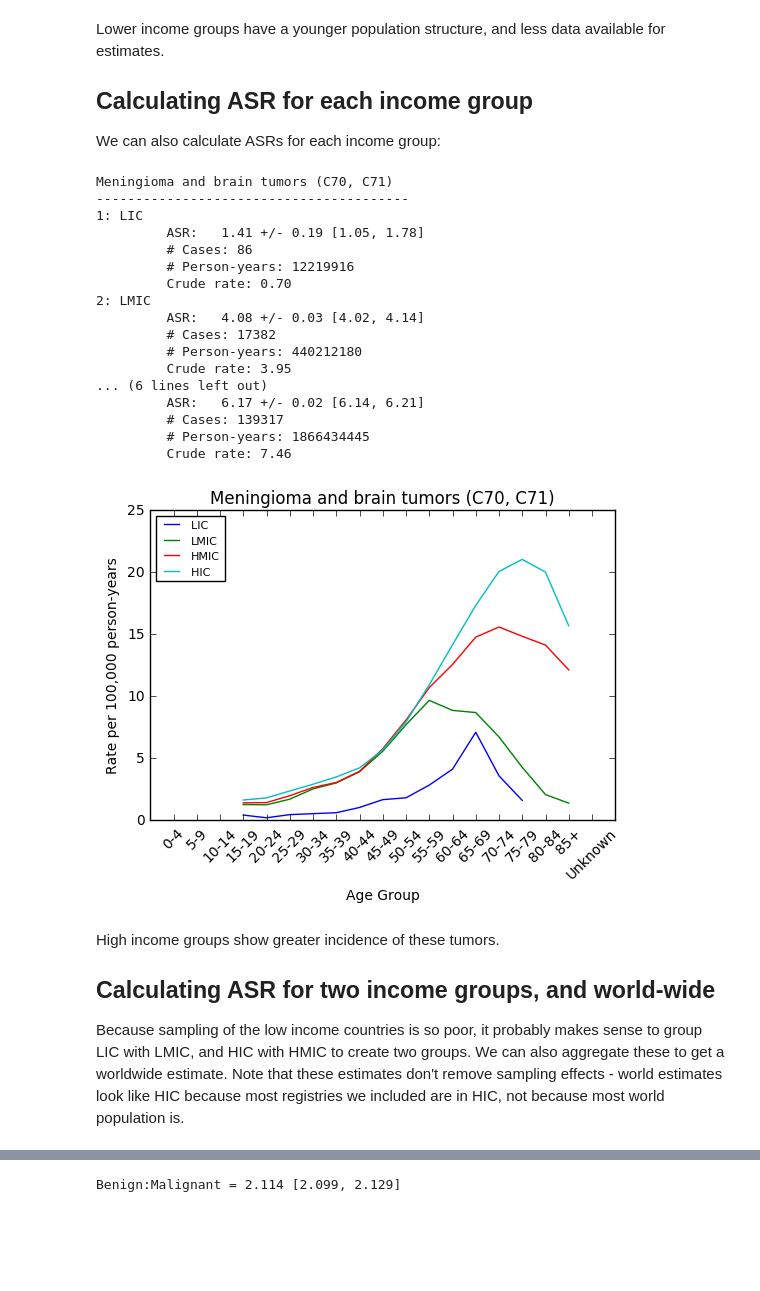
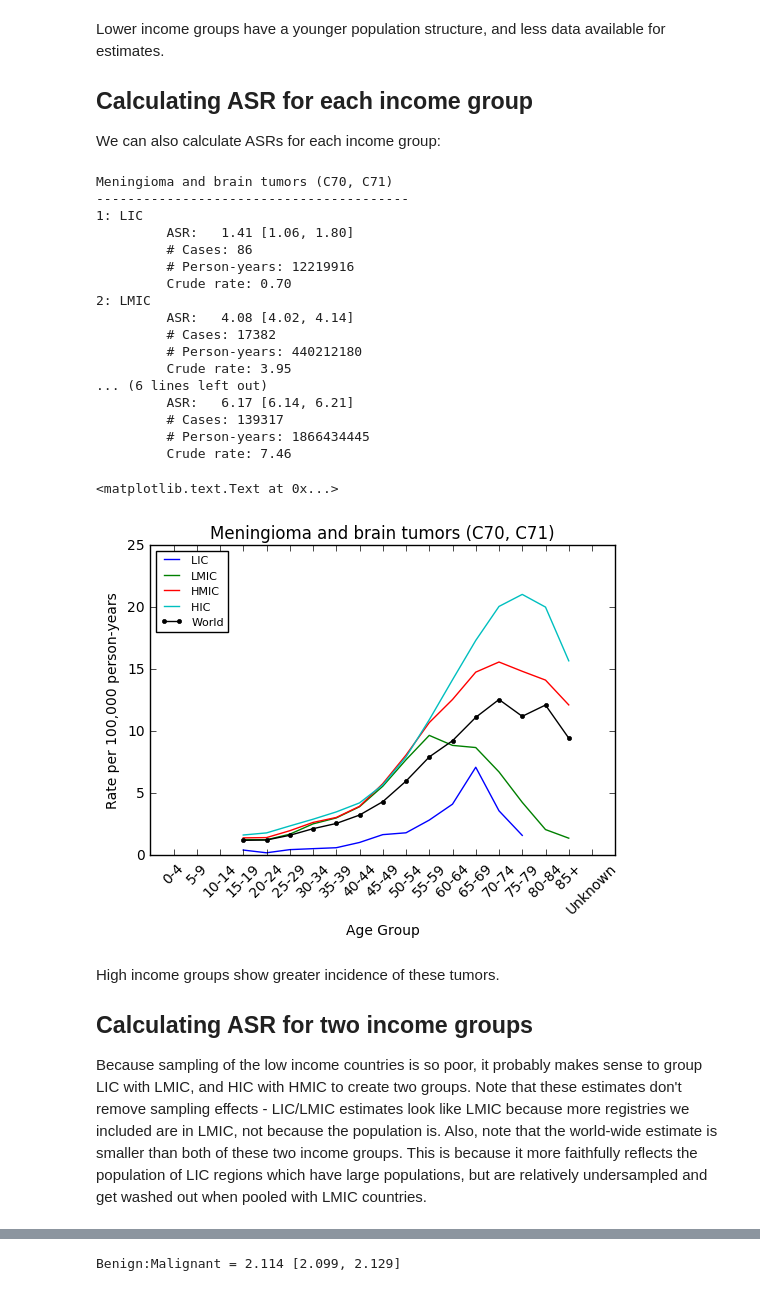
Before and after one commit to BellKoffieNahed2017/tumorAnalysis, a Jupyter notebook: Tumor Analysis from CI5-Xd.ipynb, the cells around one changed output, grey strips where cells are left out. Saved outputs shown, nothing was run; the diff lists cells and outputs as text; code cells hidden in the pictures; blank space fills up the shorter version.

```diff
--- a/Tumor Analysis from CI5-Xd.ipynb
+++ b/Tumor Analysis from CI5-Xd.ipynb
@@ -68,8 +65,9 @@ registryListCSV = './CI5-Xd/registryCSV.csv'
 # %% [markdown]
 Import the registry list as a DataFrame. Skip the 1st row, and add our own descriptions for the columns. We'll just display the first few registries from the list.
 # %%
-registryList = pd.read_csv(registryListCSV, skiprows=1, names=['RegN', 'Description', 'Region', 'Income', 'Use'])
-registryList.iloc[1:12]
+registryList = pd.read_csv(registryListCSV, skiprows=1,
+                           names=['RegN', 'Description', 'Region', 'Income', 'Use'])
+registryList.iloc[1:5]
 # %% [output]
 |  | RegN | Description | Region | Income | Use |
 | 1 | 14340199 | Libya, Benghazi (2003-2005) | 1 | 3 | 1 |
@@ -362,7 +413,7 @@ print("%.2f" % calculateASR(tn, ty, tw, tuseAges))
 # %% [markdown]
 Test data from *Boyle*, Example 5. S.E. of ASR should equal 0.73
 # %%
-tuseAges = np.arange(1,19)
+tuseAges = np.arange(1,20)
 tw = np.array([ 12000, 10000, 9000, 9000, 8000,
                 8000,  6000, 6000, 6000, 6000,
                 5000,  4000, 4000, 3000, 2000,
@@ -376,5 +427,11 @@ ta = np.array([0, 0, 0, 0, 0.37,
               128.16, 263.17, 422.49, 600.04, 780.55,
               919.04, 981.22, 784.28, 0])
 tn = ta*ty/100000
-print("%.2f" % calculateASRSE(tn, ty, tw, tuseAges))
+ASR   = calculateASR(tn, ty, tw, tuseAges)
+ASRse = calculateASRSE(tn, ty, tw, tuseAges)
+print("ASR: %.2f" % ASR)
+print("ASRse %.2f" % ASRse)
+print("ASRci     [%.2f, %.2f]" % (ASR-ASRse*1.96, ASR+ASRse*1.96))
+ciL, ciH = bootstrapASRCI(tn, ty, tw, tuseAges)
+print("ASRbootCI [%.2f, %.2f]" % (ciL, ciH))
 # %% [output]
@@ -513,58 +595,69 @@ for incomeN in range(1, 5):
     ageRate     = np.zeros(19)
 
     for ageN in np.arange(1,20):
         # Only take records that have PersonYears > 0
         ageD = data[np.logical_and(data['Age'] == ageN,data['PersonYears'] > 0)]
         cases[ageN-1]       = sum(ageD['Cases'])
         # Don't multiple-count person-years at risk when we're counting multiple tumors!
         personYears[ageN-1] = sum(ageD['PersonYears'])/len(useTumors)
         ageRate[ageN-1] = cases[ageN-1]/personYears[ageN-1]*100000
 
     ASR   = calculateASR(cases, personYears, whoStandardPop, useAges)
-    ASRse = calculateASRSE(cases, personYears, whoStandardPop, useAges)
-    ASRci = 1.96*ASRse
+    ASRciL, ASRciH = bootstrapASRCI(cases, personYears, whoStandardPop, useAges)
+    crudeRate = sum(cases[useAges-1])/sum(personYears[useAges-1])*100000
+    tPersonYears = sum(personYears[useAges-1])
+    tCases = sum(cases[useAges-1])
 
-    print("\t ASR:   %.2f +/- %.2f [%.2f, %.2f]" % (ASR, ASRse, ASR-ASRci, ASR+ASRci))
-    print("\t # Cases: %d" % sum(cases[useAges-1]))
-    print("\t # Person-years: %d" % sum(personYears[useAges-1]))
-    rawRate = sum(cases[useAges-1])/sum(personYears[useAges-1])*100000
-    print("\t Crude rate: %.2f" % rawRate)
+    sumTable.loc[7 + incomeN,('ASR')] = ASR
+    sumTable.loc[7 + incomeN,('CI_L')] = ASRciL
+    sumTable.loc[7 + incomeN,('CI_H')] = ASRciH
+    sumTable.loc[7 + incomeN,('Person-Years')] = tPersonYears
+    sumTable.loc[7 + incomeN,('Crude Rate')] = crudeRate
+    sumTable.loc[7 + incomeN,('Cases')] = tCases
+
+    print("\t ASR:   %.2f [%.2f, %.2f]" % (ASR, ASRciL, ASRciH))
+    print("\t # Cases: %d" % tCases)
+    print("\t # Person-years: %d" % tPersonYears)
+    print("\t Crude rate: %.2f" % crudeRate)
 
     plt.figure(3)
     plt.plot(useAges, ageRate[useAges-1],'-',label=incomeList[incomeN-1])
-    ax = plt.gca()
-    ax.set_xticks(np.arange(1,20))
-    ax.set_xticklabels(ageList, rotation=45)
-    # plt.ylim(0,13)
-    plt.xlim(0,20)
-    plt.xlabel('Age Group')
-    plt.ylabel('Rate per 100,000 person-years')
-    plt.legend(loc='upper left',prop={'size':8})
-    plt.title(tumorDescription)
+
+plt.figure(3)
+plt.plot(useAges, wAgeRate[useAges-1],'k.-',label='World')
+ax = plt.gca()
+ax.set_xticks(np.arange(1,20))
+ax.set_xticklabels(ageList, rotation=45)
+plt.xlim(0,20)
+plt.xlabel('Age Group')
+plt.ylabel('Rate per 100,000 person-years')
+plt.legend(loc='upper left',prop={'size':8})
+plt.title(tumorDescription)
 # %% [output]
 Meningioma and brain tumors (C70, C71)
 ----------------------------------------
 1: LIC
-         ASR:   1.41 +/- 0.19 [1.05, 1.78]
+         ASR:   1.41 [1.06, 1.80]
          # Cases: 86
          # Person-years: 12219916
          Crude rate: 0.70
 2: LMIC
-         ASR:   4.08 +/- 0.03 [4.02, 4.14]
+         ASR:   4.08 [4.02, 4.14]
          # Cases: 17382
          # Person-years: 440212180
          Crude rate: 3.95
 ... (6 lines left out)
-         ASR:   6.17 +/- 0.02 [6.14, 6.21]
+         ASR:   6.17 [6.14, 6.21]
          # Cases: 139317
          # Person-years: 1866434445
          Crude rate: 7.46
+<matplotlib.text.Text at 0x...>
-[figure, old version]
+[figure, new version]
 # %% [markdown]
 High income groups show greater incidence of these tumors.
 
-## Calculating ASR for two income groups, and world-wide
+## Calculating ASR for two income groups
 
-Because sampling of the low income countries is so poor, it probably makes sense to group LIC with LMIC, and HIC with HMIC to create two groups. We can also aggregate these to get a worldwide estimate. Note that these estimates don't remove sampling effects - world estimates look like HIC because most registries we included are in HIC, not because most world population is.
+Because sampling of the low income countries is so poor, it probably makes sense to group LIC with LMIC, and HIC with HMIC to create two groups. Note that these estimates don't remove sampling effects - LIC/LMIC estimates look like LMIC because more registries we included are in LMIC, not because the population is. Also, note that the world-wide estimate is smaller than both of these two income groups. This is because it more faithfully reflects the population of LIC regions which have large populations, but are relatively undersampled and get washed out when pooled with LMIC countries.
 # %%
 # Concatenate the 4-group income data into a DataFrame of 2 income groups.
```
Also changed, not shown: parts of 29 cells of this notebook.
